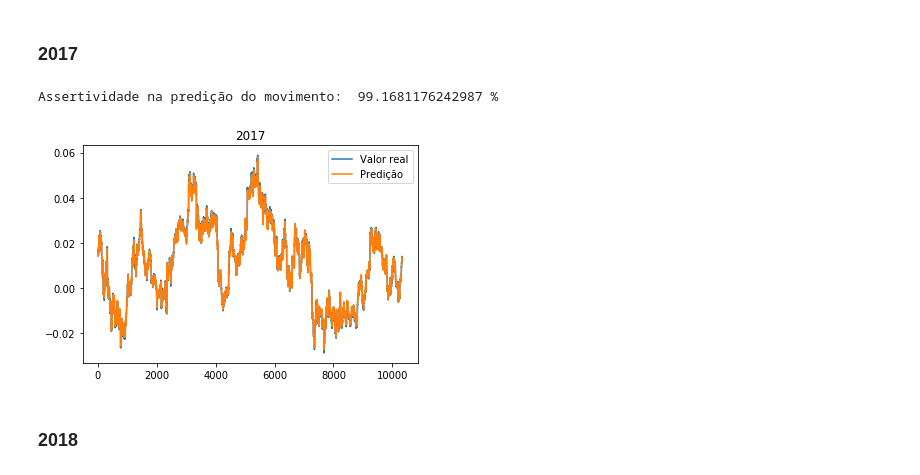
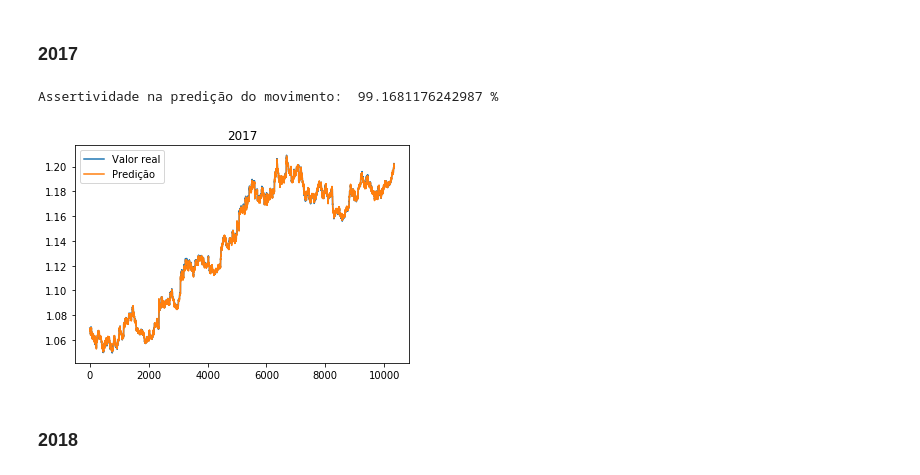
Before and after one commit to jamsavio/MachineBinarias-v2, a Jupyter notebook: Predict EURUSD 30M.ipynb, the cells around one changed output. Cells and saved outputs as stored; diff of their text form; code cells hidden in the pictures.

```diff
--- a/Predict EURUSD 30M.ipynb
+++ b/Predict EURUSD 30M.ipynb
@@ -143,10 +143,10 @@ for i in range(len(predictions_pointbypoint_2018[0, :, 0])):
 ### 2017
 # %%
 print("Assertividade na predição do movimento: ", acc_2017 * 100, "%")
-plot_results("2017", predicted_2017[0, :, 0], y_test_2017[:, 0])
+plot_results("2017", predicted_2017, closes_2017)
 # %% [output]
 Assertividade na predição do movimento:  99.1681176242987 %
-[figure, old version]
+[figure, new version]
 # %% [markdown]
 ### 2018
 # %%
```
Also changed, not shown: parts of 1 cell of this notebook.
